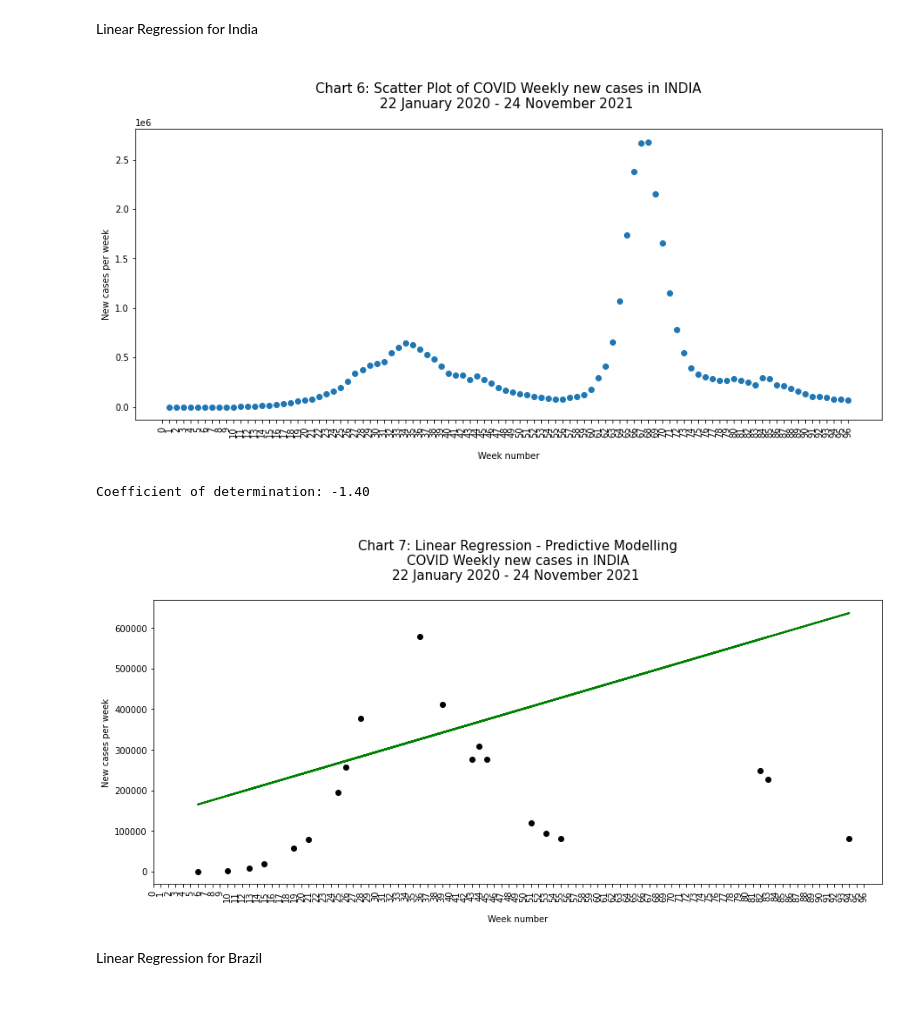
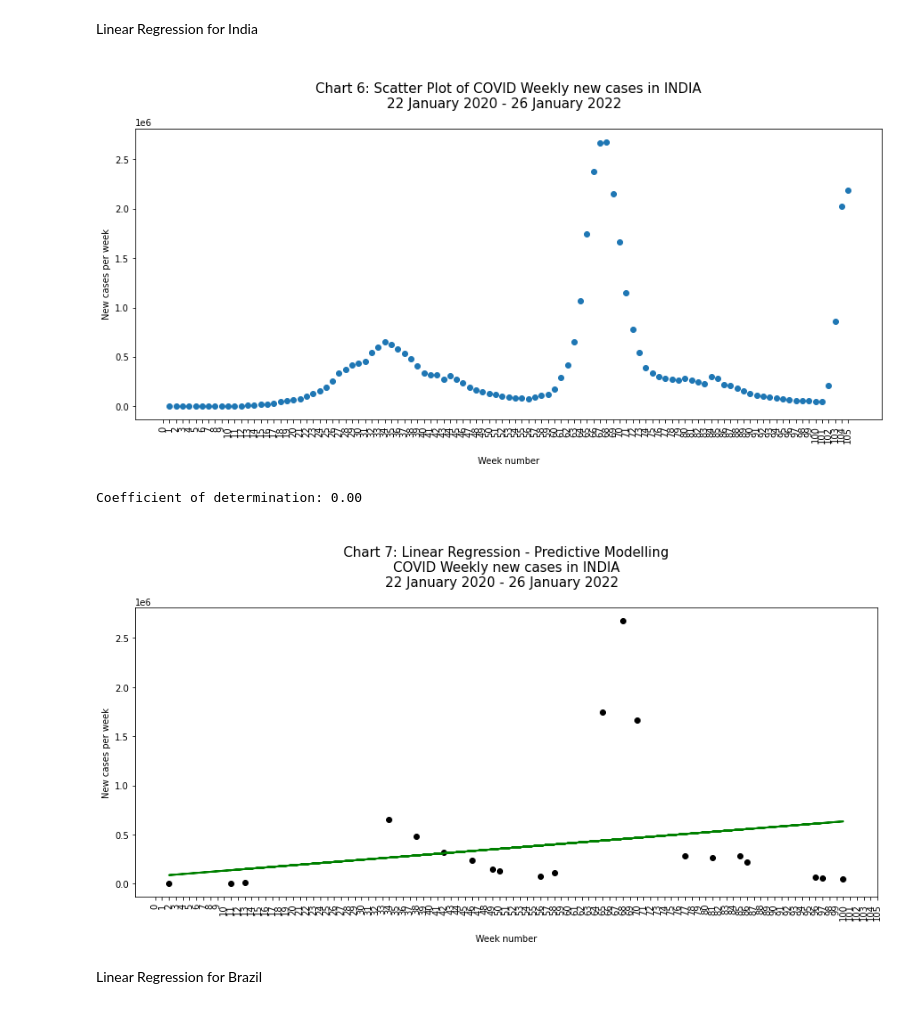
Before and after one commit to dom-inic/covid19Analysis, a Jupyter notebook: covid19timeseries. Big Data and analytics.ipynb, the cells around one changed output. Drawn from its saved outputs; the diff is of its cells as text; code cells hidden in the pictures.

```diff
--- a/covid19timeseries. Big Data and analytics.ipynb
+++ b/covid19timeseries. Big Data and analytics.ipynb
@@ -149,10 +149,10 @@ going with 96 weeks
 # %%
 ##Creating a new dataframe with only data until 24 November 2021 (dropping last 4 columns)
-df_top3_96weeks = df_top3.drop(columns=['11/25/21', '11/26/21', '11/27/21', '11/28/21'], axis=1)
-df_top3_96weeks
+df_top3_105weeks = df_top3.drop(columns=['1/27/22', '1/28/22', '1/29/22', '1/30/22'], axis=1)
+df_top3_105weeks
 
 ##Grouping values in 7 days and taking the last value (total of the week)
-df_top3_cumulative = df_top3_96weeks.groupby([[i//7 for i in range(0,673)]], axis = 1).last()
+df_top3_cumulative = df_top3_105weeks.groupby([[i//7 for i in range(0,736)]], axis = 1).last()
 
 ##Renaming the title of each column starting from 1 (1, 2, 3... instead of 0, 1, 2...)
 df_top3_cumulative.columns = [(i+1) for i,_ in enumerate(df_top3_cumulative.columns)]
@@ -199,7 +200,7 @@ plt.show()
 calculating new cases per week inorder to perform a better predictive model, clustering and graph analytics
 # %%
 #Difference between each column and previous column result in the new cases for each week
-df_top3_newcases = df_top3_cumulative[df_top3_cumulative.columns[0:96]].diff(axis=1)
+df_top3_newcases = df_top3_cumulative[df_top3_cumulative.columns[0:105]].diff(axis=1)
 
 #Fixing first week values
 df_top3_newcases.at[['Brazil','India'],1]=0
@@ -343,13 +348,13 @@ Linear Regression for India
 plt.figure(figsize=(15, 6))
 plt.scatter(df_newcases['Week number'], df_newcases['India'])
 plt.xticks(rotation=90)
-plt.title("\nChart 6: Scatter Plot of COVID Weekly new cases in INDIA\n22 January 2020 - 24 November 2021 \n", fontsize=15)
+plt.title("\nChart 6: Scatter Plot of COVID Weekly new cases in INDIA\n22 January 2020 - 26 January 2022  \n", fontsize=15)
 plt.ylabel("New cases per week")
 plt.xlabel("\nWeek number")
-plt.xticks(np.arange(97), rotation=90)
+plt.xticks(np.arange(106), rotation=90)
 plt.show()
 # %% [output]
-[figure, old version]
+[figure, new version]
 # %%
 #Assigning X and Y to independent and dependent variables, respectively
 X = df_newcases[['Week number']] #Independent (Week number)
@@ -361,37 +366,37 @@ X_train, X_test,y_train,y_test = train_test_split(X,y,test_size =0.2)
 #Creating Linear Regression object 'regr'
 regr = LinearRegression()
 
 #Training the model
 regr.fit(X_train,y_train)
 
 # Make predictions using the testing set X_test
 y_pred = regr.predict(X_test)
 
 # Coefficient of determination: 1 is perfect prediction
 print('Coefficient of determination: %.2f'
       % r2_score(y_test, y_pred))
 
 # Plot outputs
 plt.figure(figsize=(15, 6))
 
 plt.scatter(X_test, y_test,  color='black')
 plt.plot(X_test, y_pred, color='green', linewidth=2)
 
 #Plot title
-plt.title("\nChart 7: Linear Regression - Predictive Modelling\nCOVID Weekly new cases in INDIA\n22 January 2020 - 24 November 2021 \n", fontsize=15)
+plt.title("\nChart 7: Linear Regression - Predictive Modelling\nCOVID Weekly new cases in INDIA\n22 January 2020 - 26 January 2022  \n", fontsize=15)
 plt.ylabel("New cases per week")
 plt.xlabel("\nWeek number")
-plt.xticks(np.arange(97), rotation=90)
+plt.xticks(np.arange(106), rotation=90)
 
 plt.show()
 
 
 # Analysis
 # After multiple iterations, the COEFFICIENT OF DETERMINATION is approx. -1.40, the variance between the model and the actual data is very low.
 # The line below shows that the cases have been dropping
 # %% [output]
-Coefficient of determination: -1.40
+Coefficient of determination: 0.00
-[figure, old version]
+[figure, new version]
 # %% [markdown]
 Linear Regression for Brazil
 # %%
```
Also changed, not shown: parts of 24 cells of this notebook.
